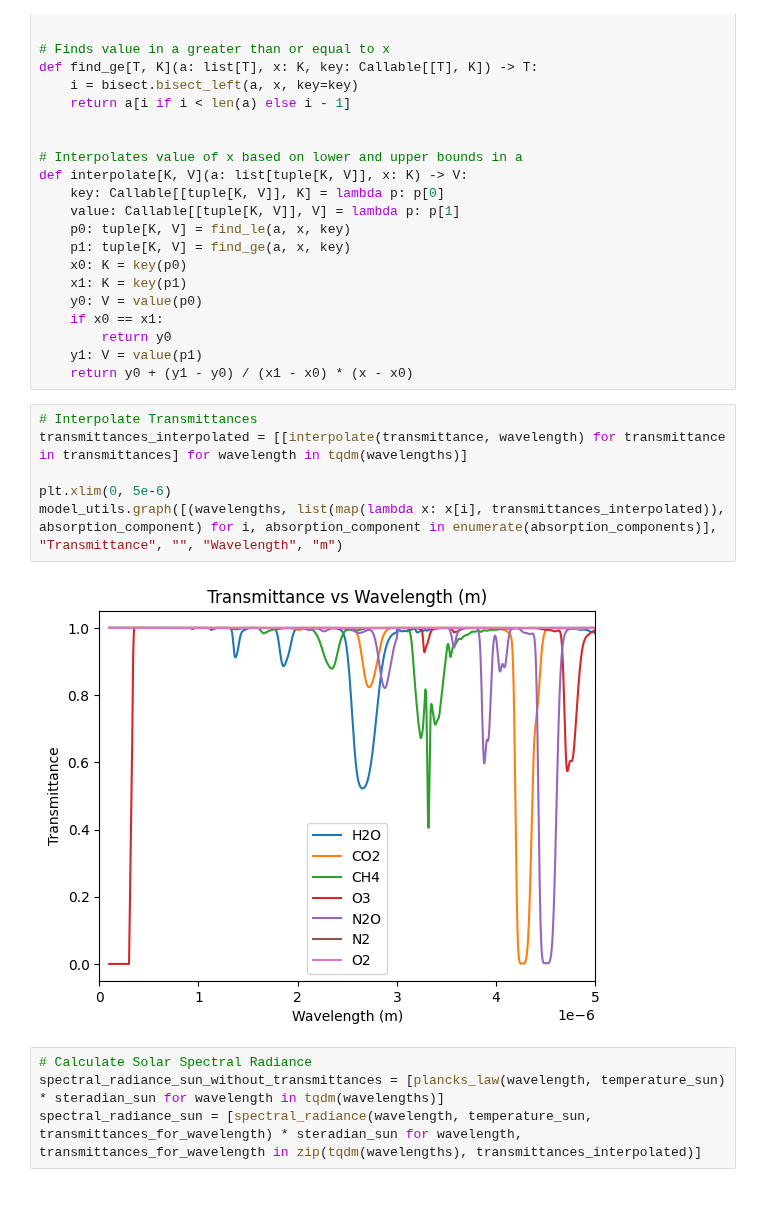
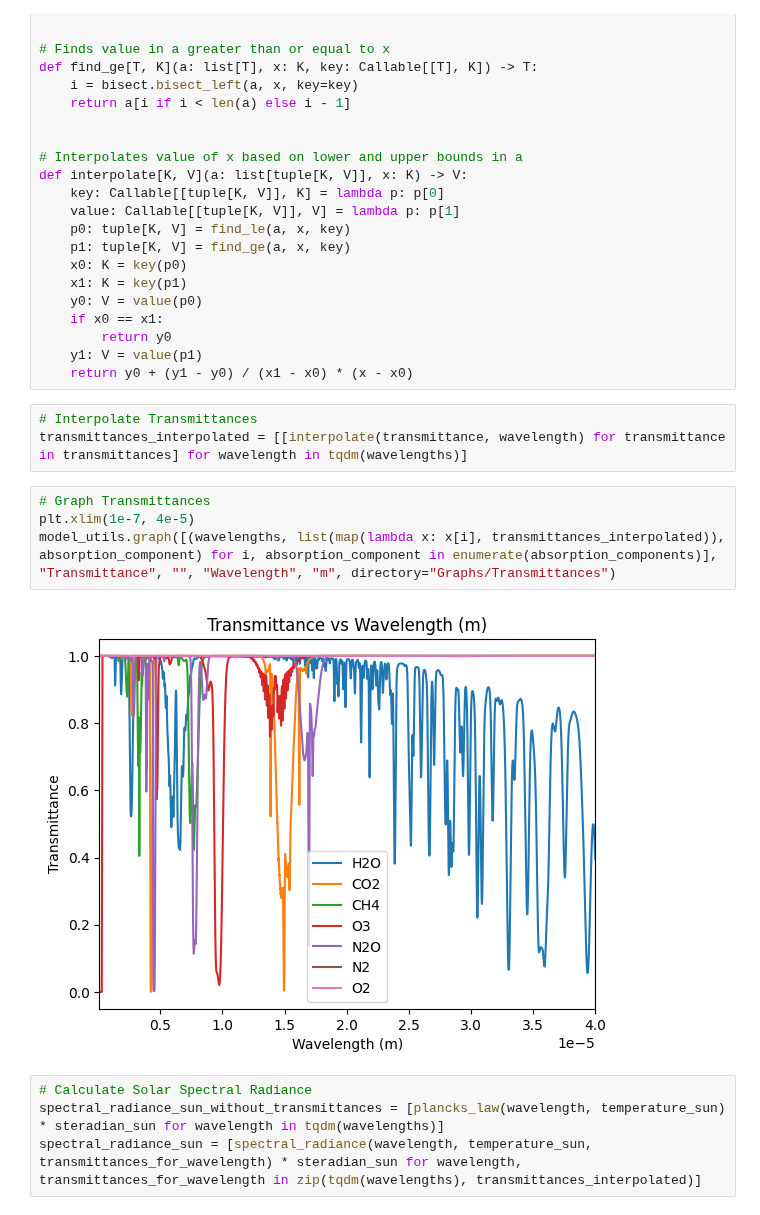
Before and after one commit to kevinthegreat1/HonorsPhysics2, a Jupyter notebook: Unit12/Model.ipynb, the cells around one changed output. Cells and saved outputs as stored; diff of their text form.

Commit message:
Update graphs and fix units

```diff
--- a/Unit12/Model.ipynb
+++ b/Unit12/Model.ipynb
@@ -81,11 +81,12 @@ def interpolate[K, V](a: list[tuple[K, V]], x: K) -> V:
 # %%
 # Interpolate Transmittances
 transmittances_interpolated = [[interpolate(transmittance, wavelength) for transmittance in transmittances] for wavelength in tqdm(wavelengths)]
-
-plt.xlim(0, 5e-6)
-model_utils.graph([(wavelengths, list(map(lambda x: x[i], transmittances_interpolated)), absorption_component) for i, absorption_component in enumerate(absorption_components)], "Transmittance", "", "Wavelength", "m")
-# %% [output]
-[figure, removed]
+# %%
+# Graph Transmittances
+plt.xlim(1e-7, 4e-5)
+model_utils.graph([(wavelengths, list(map(lambda x: x[i], transmittances_interpolated)), absorption_component) for i, absorption_component in enumerate(absorption_components)], "Transmittance", "", "Wavelength", "m", directory="Graphs/Transmittances")
+# %% [output]
+[figure, added]
 # %%
 # Calculate Solar Spectral Radiance
 spectral_radiance_sun_without_transmittances = [plancks_law(wavelength, temperature_sun) * steradian_sun for wavelength in tqdm(wavelengths)]
```
Also changed, not shown: parts of 3 cells of this notebook, 5 other files.
